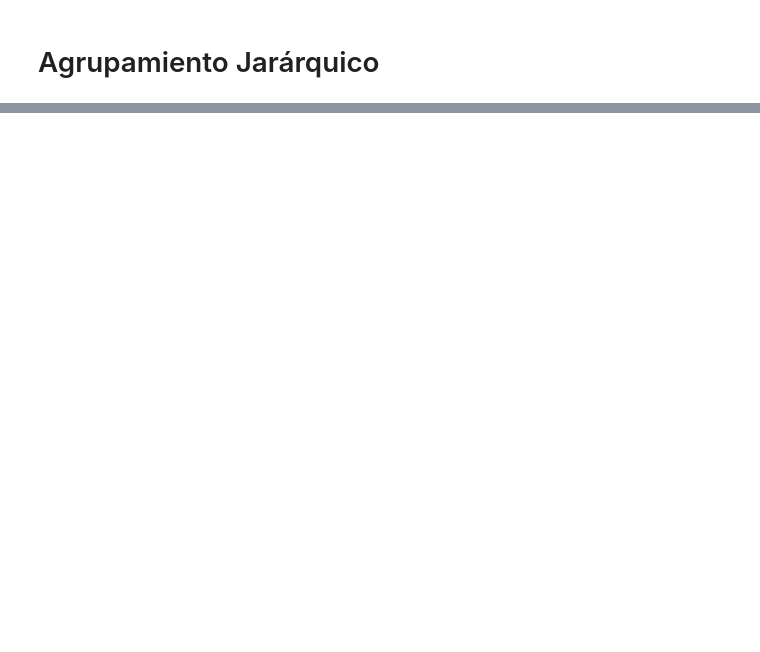
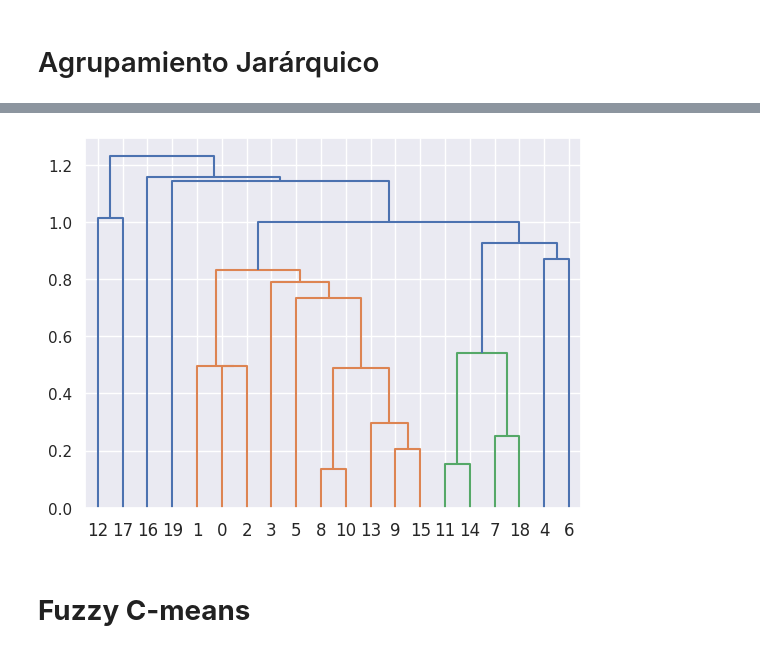
Before and after one commit to dannyasd/MineriaDeDatos, a Jupyter notebook: Lectura7.ipynb, the cells around one changed output, grey strips where cells are left out. Cells and saved outputs as stored; diff of their text form; code cells hidden in the pictures; blank space fills up the shorter version.

```diff
--- a/Lectura7.ipynb
+++ b/Lectura7.ipynb
@@ -381,0 +422,7 @@ from scipy.cluster.hierarchy import dendrogram, linkage
+# %%
+dendrogram(enlace_sencillo)
+plt.show()
+# %% [output]
+[figure, added]
+# %% [markdown]
+# **Fuzzy C-means**
```
Also changed, not shown: parts of 21 cells of this notebook.
